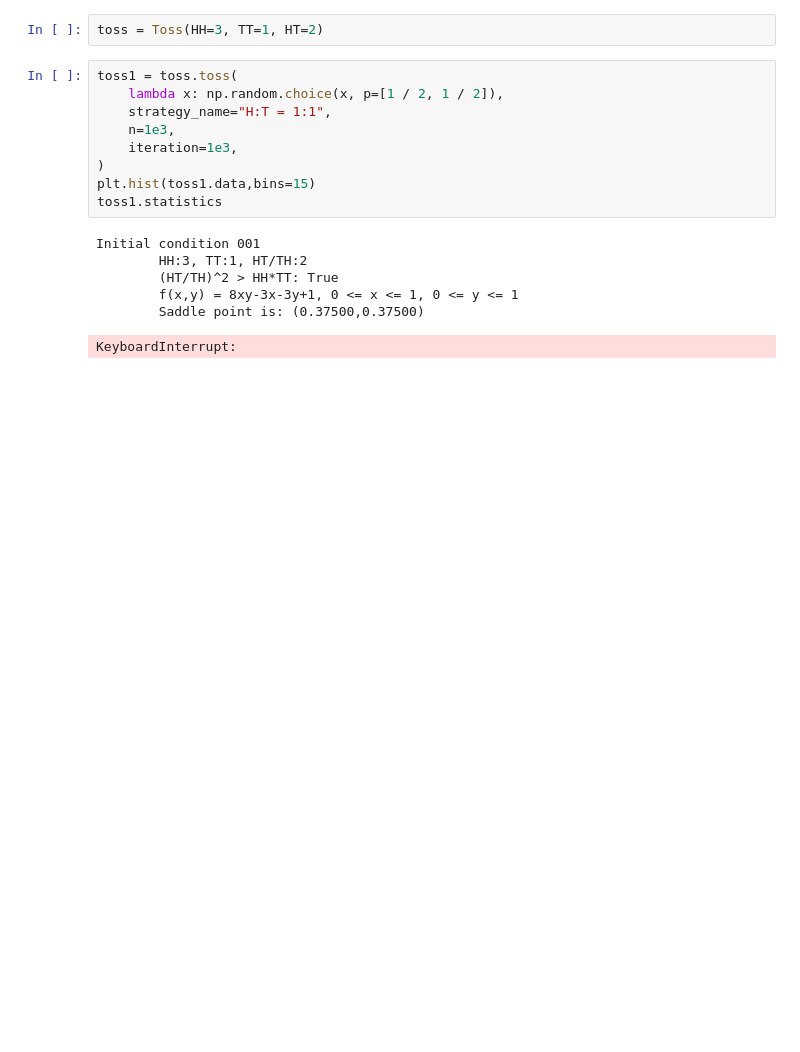
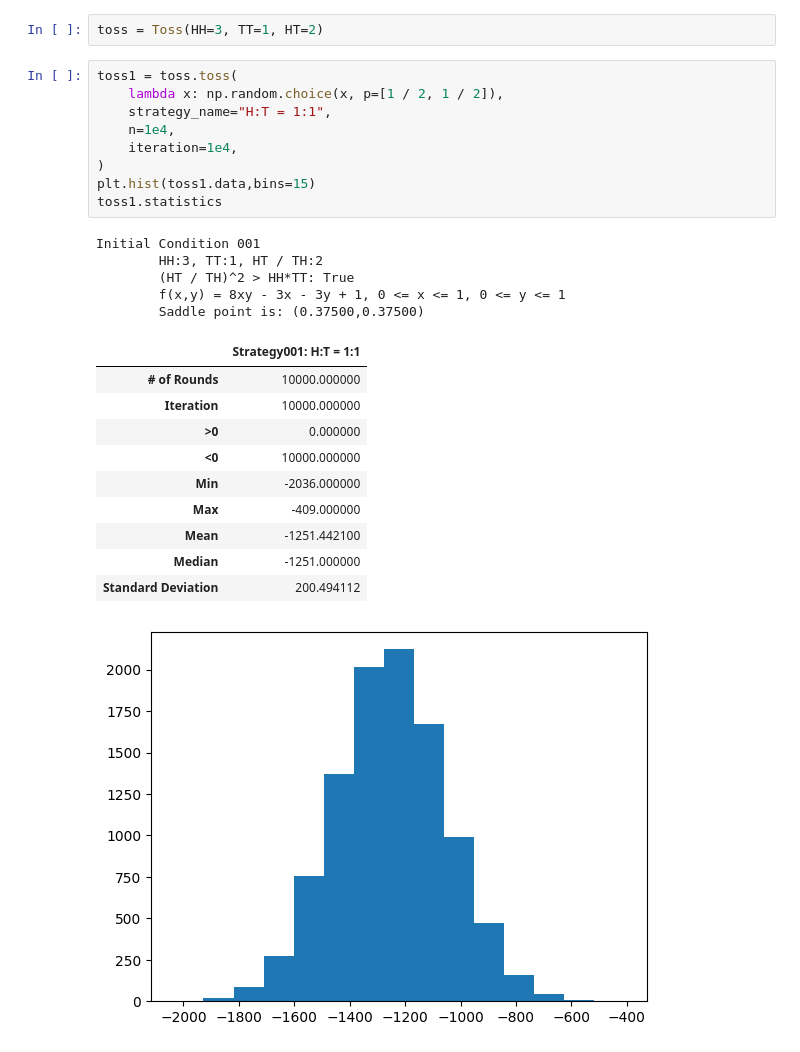
Before and after one commit to SamCHEANG/Math-CS, a Jupyter notebook: toss/toss.ipynb, the cells around one changed output. Cells and saved outputs as stored; diff of their text form; blank space fills up the shorter version.

```diff
--- a/toss/toss.ipynb
+++ b/toss/toss.ipynb
@@ -90,19 +90,29 @@ toss = Toss(HH=3, TT=1, HT=2)
 # %%
 toss1 = toss.toss(
     lambda x: np.random.choice(x, p=[1 / 2, 1 / 2]),
     strategy_name="H:T = 1:1",
-    n=1e3,
-    iteration=1e3,
+    n=1e4,
+    iteration=1e4,
 )
 plt.hist(toss1.data,bins=15)
 toss1.statistics
 # %% [output]
-Initial condition 001
-        HH:3, TT:1, HT/TH:2
-        (HT/TH)^2 > HH*TT: True
-        f(x,y) = 8xy-3x-3y+1, 0 <= x <= 1, 0 <= y <= 1
+Initial Condition 001
+        HH:3, TT:1, HT / TH:2
+        (HT / TH)^2 > HH*TT: True
+        f(x,y) = 8xy - 3x - 3y + 1, 0 <= x <= 1, 0 <= y <= 1
         Saddle point is: (0.37500,0.37500)
-KeyboardInterrupt:
+|  | Strategy001: H:T = 1:1 |
+| # of Rounds | 10000.000000 |
+| Iteration | 10000.000000 |
+| >0 | 0.000000 |
+| <0 | 10000.000000 |
+| Min | -2036.000000 |
+| Max | -409.000000 |
+| Mean | -1251.442100 |
+| Median | -1251.000000 |
+| Standard Deviation | 200.494112 |
+[figure, added]
 # %%
 toss2 = toss.toss(
     lambda x: np.random.choice(x, p=[3 / 8, 5 / 8]),
```
Also changed, not shown: parts of 3 cells of this notebook, 1 other file.
